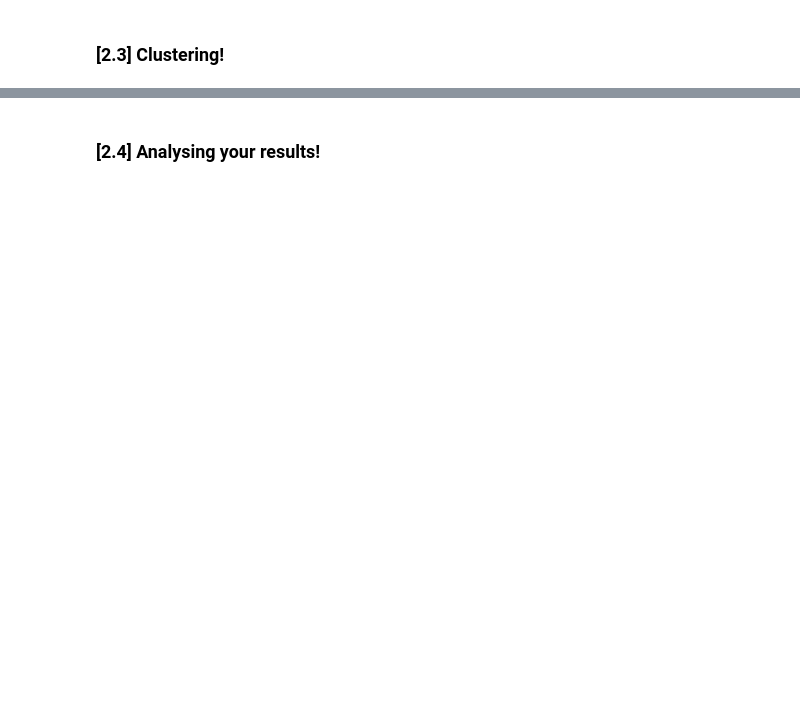
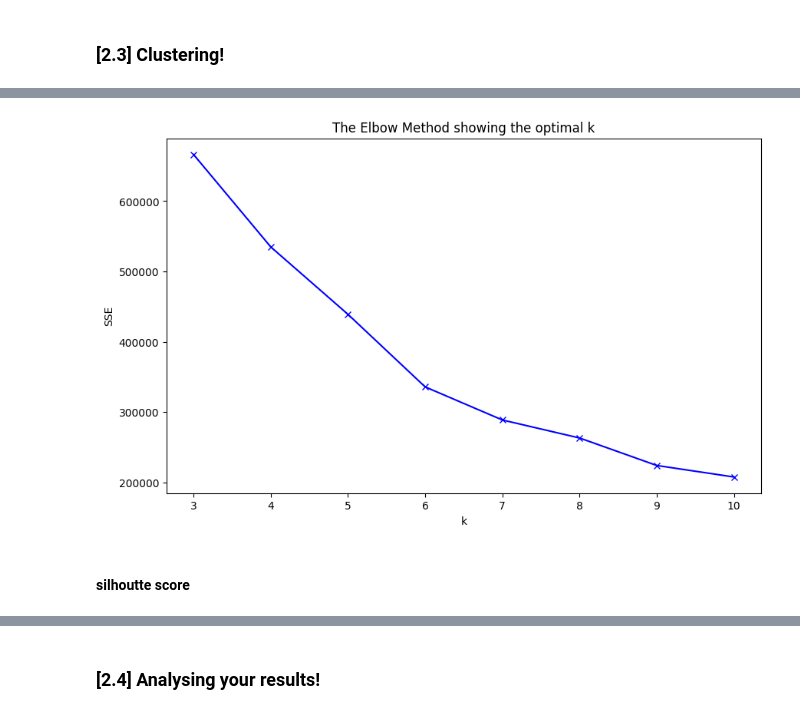
Before and after one commit to Ykanj/ADM-HW-4, a Jupyter notebook: main.ipynb, the cells around one changed output, grey strips where cells are left out. Saved outputs shown, nothing was run; the diff lists cells and outputs as text; code cells hidden in the pictures; blank space fills up the shorter version.

```diff
--- a/main.ipynb
+++ b/main.ipynb
@@ -20,0 +237,13 @@
+# %%
+
+numeric_columns = all_features.select_dtypes(include=['float64', 'int64']).columns
+column_transformer = ColumnTransformer([
+    ('scaler', StandardScaler(), numeric_columns)
+], remainder='passthrough')
+
+all_features_scaled = column_transformer.fit_transform(all_features)
+# %%
+# Converting the result back to a dataframe
+all_features_scaled_df = pd.DataFrame(all_features_scaled, columns=numeric_columns.tolist() + [col for col in all_features.columns if col not in numeric_columns])
+
+all_features_scaled_df.head()
@@ -20,0 +280,14 @@
+# %%
+numeric_features = all_features_scaled_df[numeric_columns]
+
+#imputing missing values in numeric features
+imputer = SimpleImputer(strategy='mean')
+numeric_features_imputed = imputer.fit_transform(numeric_features)
+
+# Applying PCA
+pca = PCA(n_components=0.8)  # Retain 90% of the variance
+numeric_features_pca = pca.fit_transform(numeric_features_imputed)
+
+numeric_features_pca_df = pd.DataFrame(numeric_features_pca, columns=[f'PC{i+1}' for i in range(numeric_features_pca.shape[1])])
+
+numeric_features_pca_df.head()
@@ -22,0 +364,9 @@
+# %%
+sse_values = []
+for k in range(3, 11):
+    try:
+        _, cluster_labels, sse = k_means(cluster_data, k)
+        sse_values.append(sse)
+        print(f"K={k}, SSE={sse}")
+    except Exception as e:
+        print(f"An error occurred at K={k}: {e}")
@@ -22,0 +382,11 @@
+# %%
+plt.figure(figsize=(10, 6))
+plt.plot(range(3, 11), sse_values, 'bx-')
+plt.xlabel('k')
+plt.ylabel('SSE')
+plt.title('The Elbow Method showing the optimal k')
+plt.show()
+# %% [output]
+[figure, added]
+# %% [markdown]
+#### silhoutte  score
```
Also changed, not shown: parts of 56 cells of this notebook, 1 other file.
